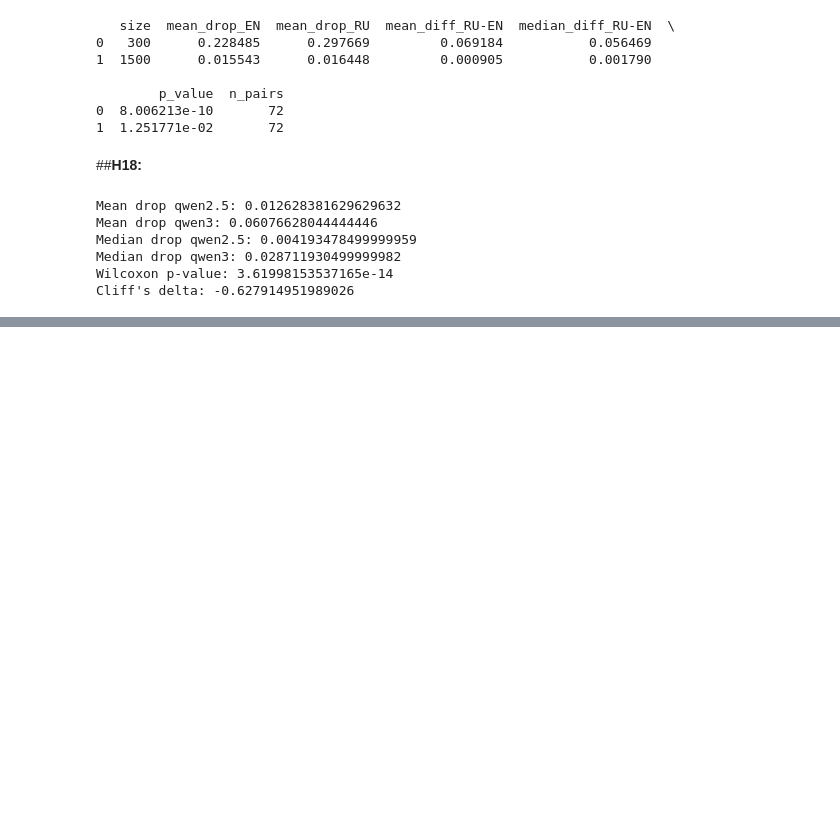
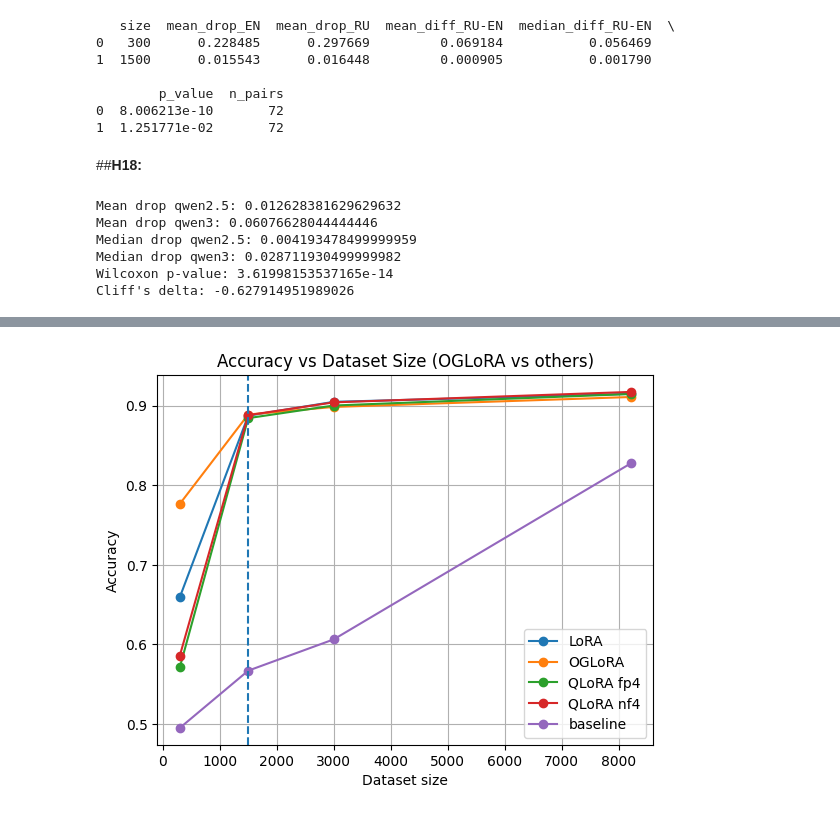
Before and after one commit to Lemekhova/msc-lemekhova, a Jupyter notebook: analitics.ipynb, the cells around one changed output, grey strips where cells are left out. Saved outputs shown, nothing was run; the diff lists cells and outputs as text; code cells hidden in the pictures; blank space fills up the shorter version.

```diff
--- a/analitics.ipynb
+++ b/analitics.ipynb
@@ -1644,0 +1712,8 @@ Cliff's delta: -0.627914951989026
+# %%
+import pandas as pd
+import numpy as np
+
+df_sub = df_ru.copy()
+
+# добавляем режим данных
+df_sub["data_regime"] = np.where(df_sub["pst_dataset"] < 1500, "low", "high")
@@ -1644,0 +1773,19 @@ Cliff's delta: -0.627914951989026
+# %%
+import matplotlib.pyplot as plt
+
+pivot = df_sub.groupby(["pst_dataset", "method"])["accuracy"].mean().unstack()
+
+plt.figure()
+for method in pivot.columns:
+    plt.plot(pivot.index, pivot[method], marker="o", label=method)
+
+plt.axvline(1500, linestyle="--")  # граница режимов
+
+plt.xlabel("Dataset size")
+plt.ylabel("Accuracy")
+plt.title("Accuracy vs Dataset Size (OGLoRA vs others)")
+plt.legend()
+plt.grid(True)
+plt.show()
+# %% [output]
+[figure, added]
```
Also changed, not shown: parts of 35 cells of this notebook.
